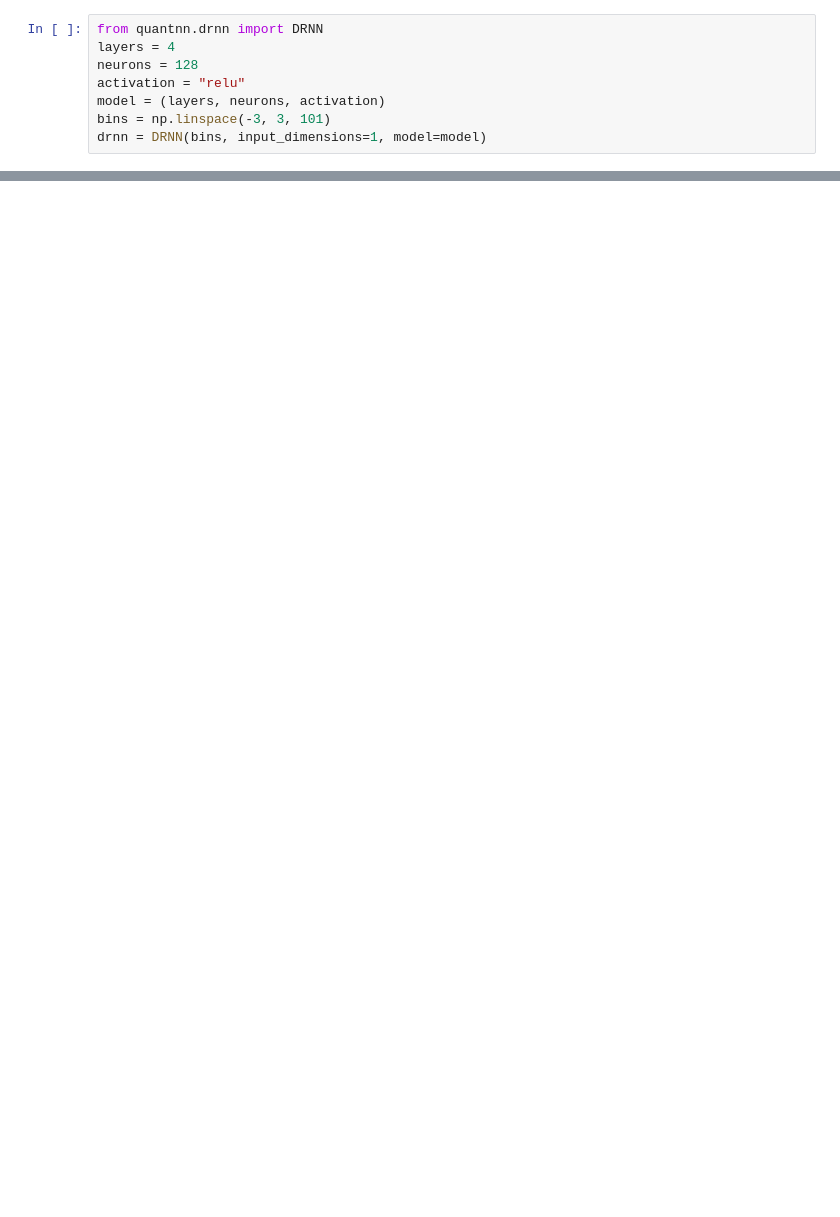
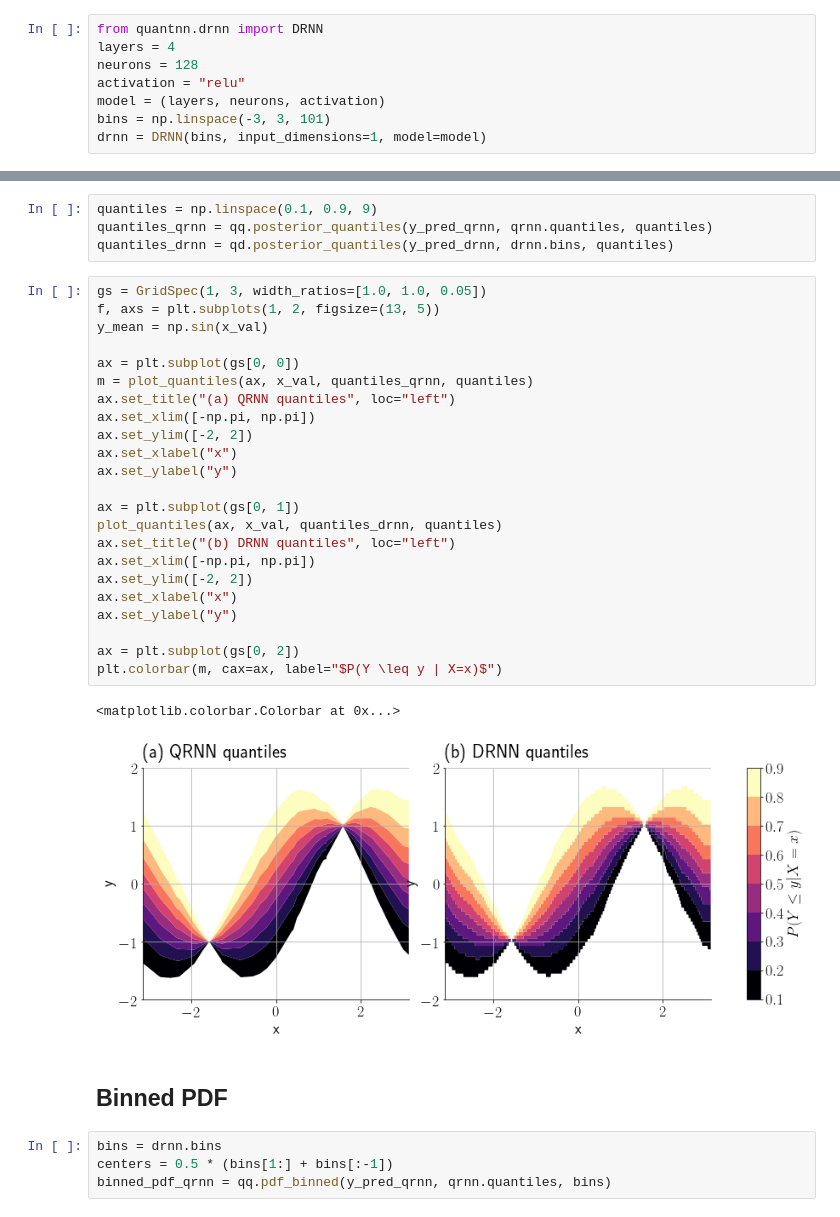
Before and after one commit to simonpf/quantnn, a Jupyter notebook: notebooks/simple_example.ipynb, the cells around one changed output, grey strips where cells are left out. Drawn from its saved outputs; the diff is of its cells as text; blank space fills up the shorter version.

```diff
--- a/notebooks/simple_example.ipynb
+++ b/notebooks/simple_example.ipynb
@@ -235,0 +252,36 @@ softmax?
+# %%
+quantiles = np.linspace(0.1, 0.9, 9)
+quantiles_qrnn = qq.posterior_quantiles(y_pred_qrnn, qrnn.quantiles, quantiles)
+quantiles_drnn = qd.posterior_quantiles(y_pred_drnn, drnn.bins, quantiles)
+# %%
+gs = GridSpec(1, 3, width_ratios=[1.0, 1.0, 0.05])
+f, axs = plt.subplots(1, 2, figsize=(13, 5))
+y_mean = np.sin(x_val)
+
+ax = plt.subplot(gs[0, 0])
+m = plot_quantiles(ax, x_val, quantiles_qrnn, quantiles)
+ax.set_title("(a) QRNN quantiles", loc="left")
+ax.set_xlim([-np.pi, np.pi])
+ax.set_ylim([-2, 2])
+ax.set_xlabel("x")
+ax.set_ylabel("y")
+
+ax = plt.subplot(gs[0, 1])
+plot_quantiles(ax, x_val, quantiles_drnn, quantiles)
+ax.set_title("(b) DRNN quantiles", loc="left")
+ax.set_xlim([-np.pi, np.pi])
+ax.set_ylim([-2, 2])
+ax.set_xlabel("x")
+ax.set_ylabel("y")
+
+ax = plt.subplot(gs[0, 2])
+plt.colorbar(m, cax=ax, label="$P(Y \leq y | X=x)$")
+# %% [output]
+<matplotlib.colorbar.Colorbar at 0x...>
+[figure, added]
+# %% [markdown]
+## Binned PDF
+# %%
+bins = drnn.bins
+centers = 0.5 * (bins[1:] + bins[:-1])
+binned_pdf_qrnn = qq.pdf_binned(y_pred_qrnn, qrnn.quantiles, bins)
```
Also changed, not shown: parts of 26 cells of this notebook, 3 other files.
